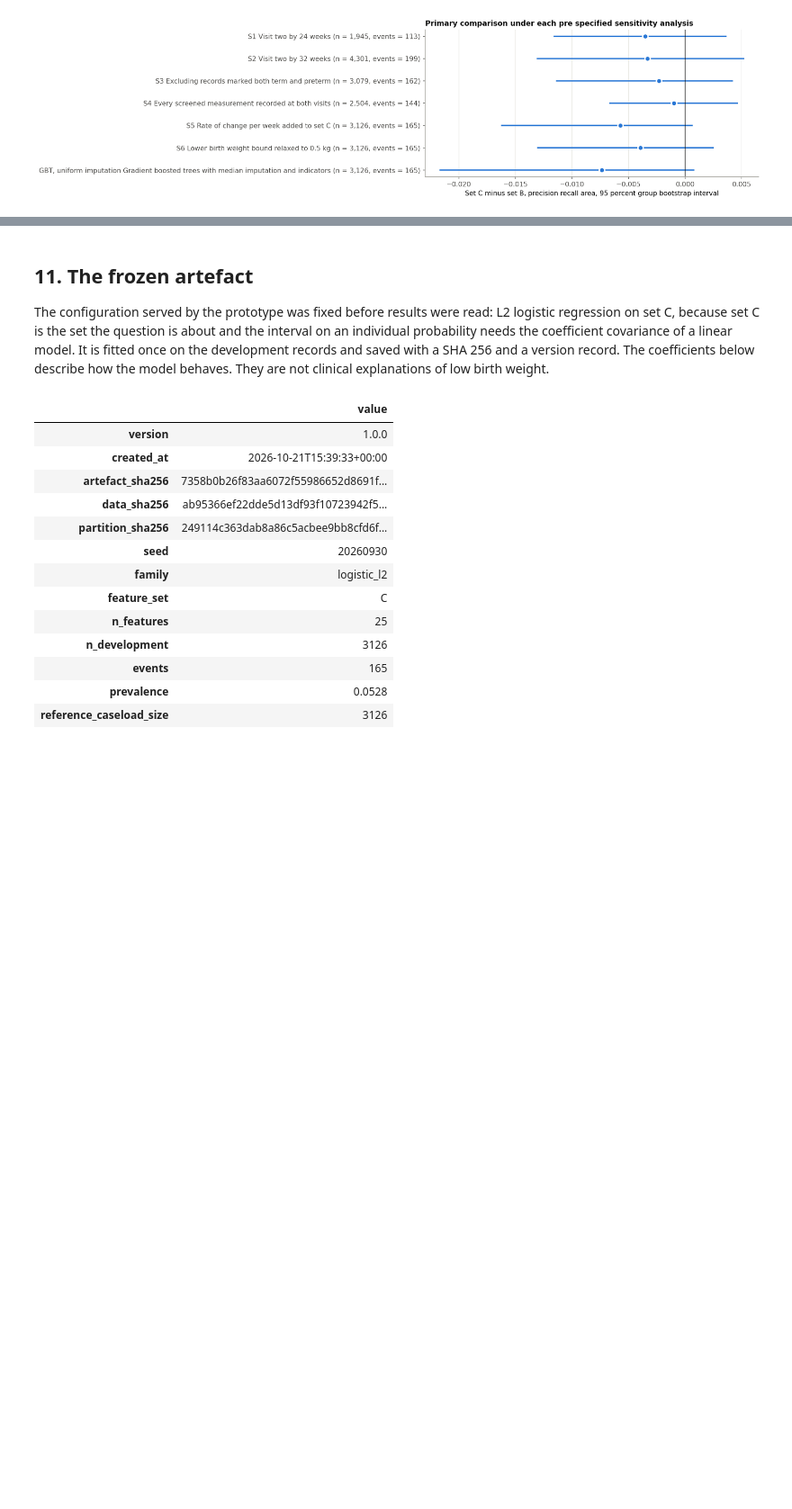
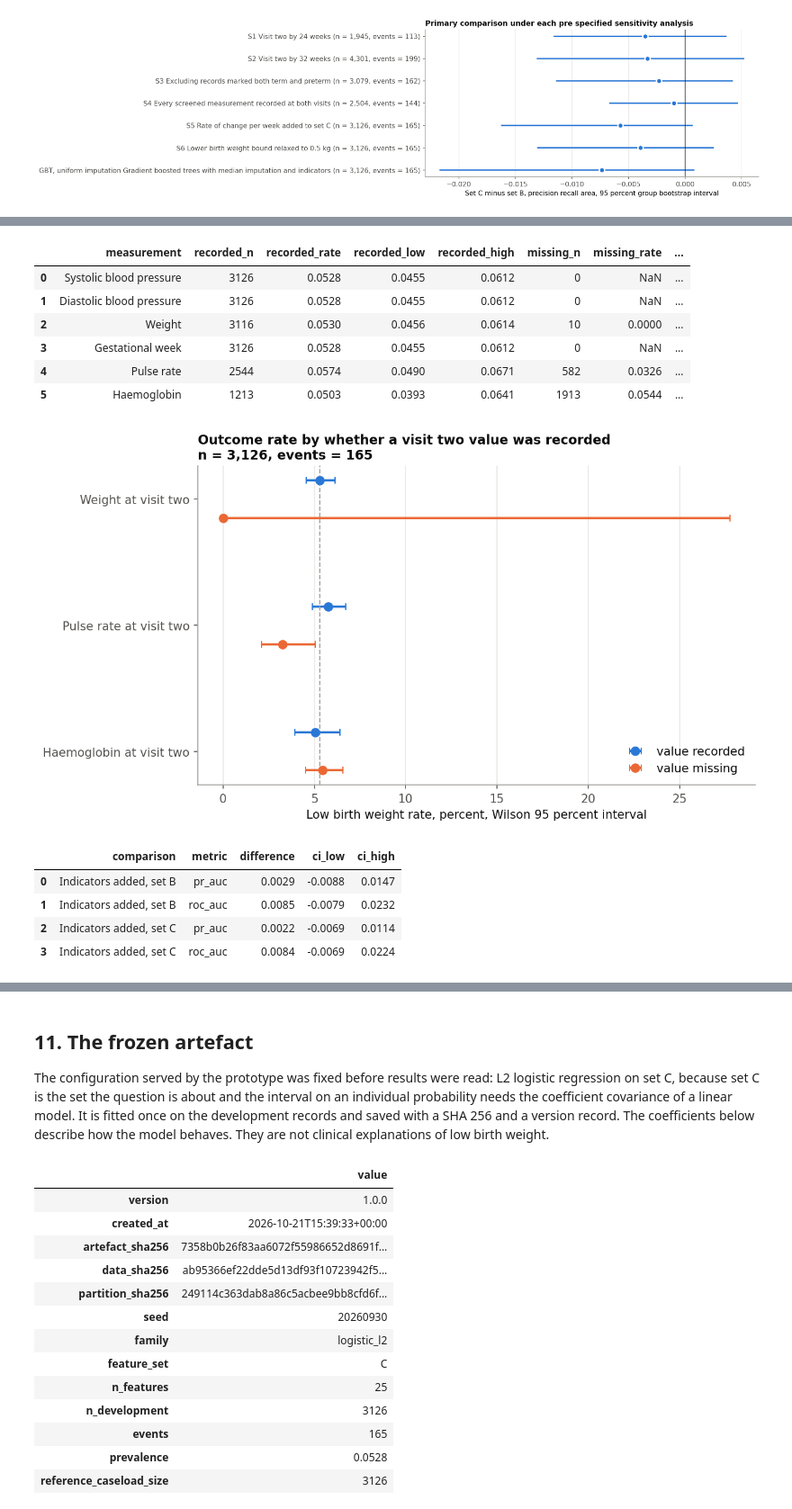
Before and after one commit to Kelvin364/Antanental_risk_model, a Jupyter notebook: notebooks/02_model_notebook.ipynb, the cells around one changed output, grey strips where cells are left out. Shown at 90% size. Drawn from its saved outputs; the diff is of its cells as text; code cells hidden in the pictures; blank space fills up the shorter version.

```diff
--- a/notebooks/02_model_notebook.ipynb
+++ b/notebooks/02_model_notebook.ipynb
@@ -244,0 +308,20 @@ figure("fig11_sensitivity")
+# %%
+rates = table("missingness_outcome_rates")
+display(rates[["measurement", "recorded_n", "recorded_rate", "recorded_low", "recorded_high", "missing_n", "missing_rate", "missing_low", "missing_high", "difference_missing_minus_recorded", "difference_low", "difference_high", "note"]])
+figure("fig15_missingness_rates")
+signal = table("missingness_indicator_signal")
+display(signal[["comparison", "metric", "difference", "ci_low", "ci_high"]])
+# %% [output]
+|  | measurement | recorded_n | recorded_rate | recorded_low | recorded_high | missing_n | missing_rate | ... |
+| 0 | Systolic blood pressure | 3126 | 0.0528 | 0.0455 | 0.0612 | 0 | NaN | ... |
+| 1 | Diastolic blood pressure | 3126 | 0.0528 | 0.0455 | 0.0612 | 0 | NaN | ... |
+| 2 | Weight | 3116 | 0.0530 | 0.0456 | 0.0614 | 10 | 0.0000 | ... |
+| 3 | Gestational week | 3126 | 0.0528 | 0.0455 | 0.0612 | 0 | NaN | ... |
+| 4 | Pulse rate | 2544 | 0.0574 | 0.0490 | 0.0671 | 582 | 0.0326 | ... |
+| 5 | Haemoglobin | 1213 | 0.0503 | 0.0393 | 0.0641 | 1913 | 0.0544 | ... |
+[figure, added]
+|  | comparison | metric | difference | ci_low | ci_high |
+| 0 | Indicators added, set B | pr_auc | 0.0029 | -0.0088 | 0.0147 |
+| 1 | Indicators added, set B | roc_auc | 0.0085 | -0.0079 | 0.0232 |
+| 2 | Indicators added, set C | pr_auc | 0.0022 | -0.0069 | 0.0114 |
+| 3 | Indicators added, set C | roc_auc | 0.0084 | -0.0069 | 0.0224 |
```
Also changed, not shown: parts of 20 cells of this notebook.
